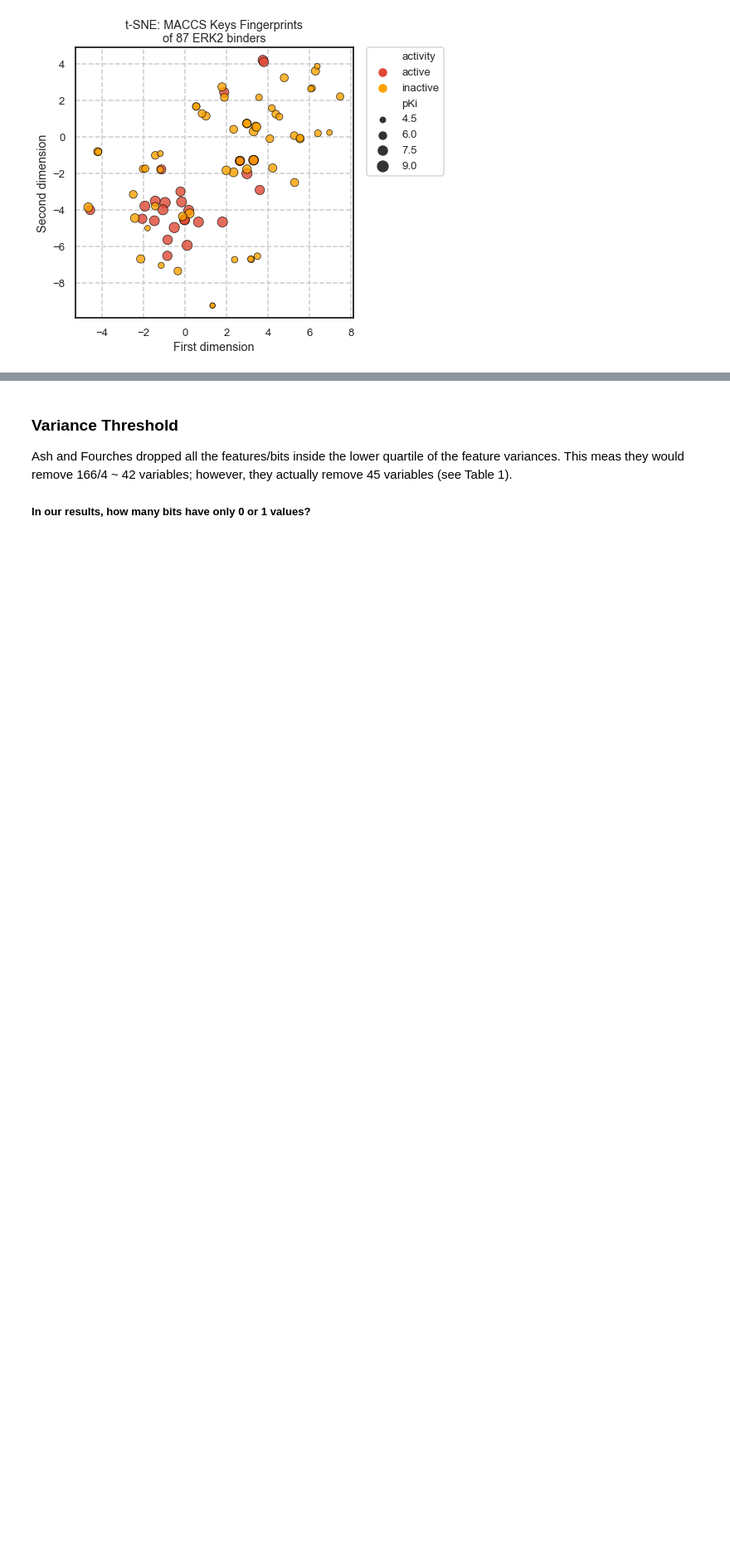
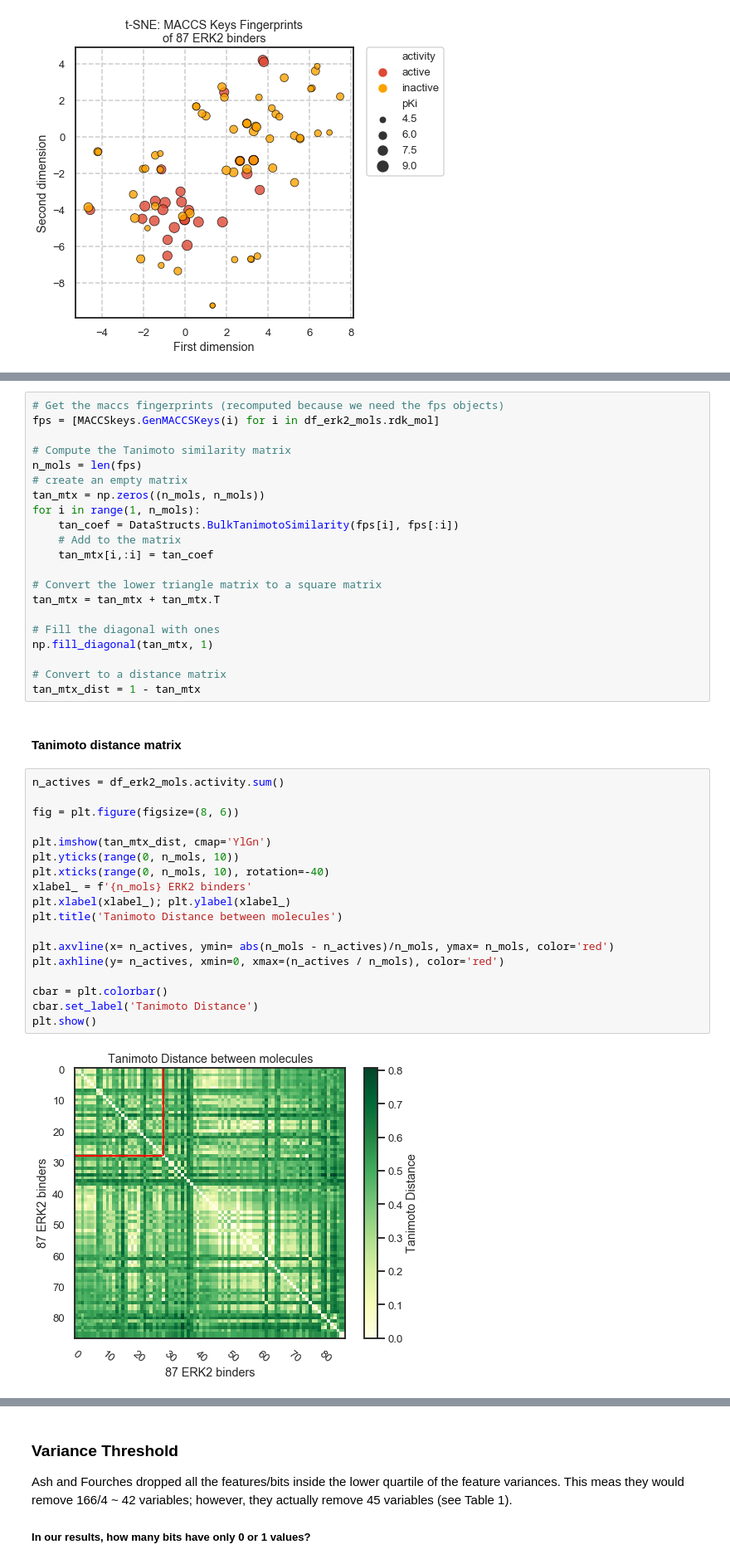
Before and after one commit to jRicciL/ERK2_notebooks, a Jupyter notebook: X_Reviewing_Fourches_work/7_Feature_Selection_RDKit_descriptors.ipynb, the cells around one changed output, grey strips where cells are left out. Shown at 83% size. Drawn from its saved outputs; the diff is of its cells as text; blank space fills up the shorter version.

Commit message:
Tanimoto distance matrix between 87 molecules

```diff
--- a/X_Reviewing_Fourches_work/7_Feature_Selection_RDKit_descriptors.ipynb
+++ b/X_Reviewing_Fourches_work/7_Feature_Selection_RDKit_descriptors.ipynb
@@ -69,0 +77,43 @@ plt.show()
+# %%
+# Get the maccs fingerprints (recomputed because we need the fps objects)
+fps = [MACCSkeys.GenMACCSKeys(i) for i in df_erk2_mols.rdk_mol]
+
+# Compute the Tanimoto similarity matrix
+n_mols = len(fps)
+# create an empty matrix
+tan_mtx = np.zeros((n_mols, n_mols))
+for i in range(1, n_mols):
+    tan_coef = DataStructs.BulkTanimotoSimilarity(fps[i], fps[:i])
+    # Add to the matrix
+    tan_mtx[i,:i] = tan_coef
+
+# Convert the lower triangle matrix to a square matrix
+tan_mtx = tan_mtx + tan_mtx.T
+
+# Fill the diagonal with ones
+np.fill_diagonal(tan_mtx, 1)
+
+# Convert to a distance matrix
+tan_mtx_dist = 1 - tan_mtx
+# %% [markdown]
+#### Tanimoto distance matrix
+# %%
+n_actives = df_erk2_mols.activity.sum()
+
+fig = plt.figure(figsize=(8, 6))
+
+plt.imshow(tan_mtx_dist, cmap='YlGn')
+plt.yticks(range(0, n_mols, 10))
+plt.xticks(range(0, n_mols, 10), rotation=-40)
+xlabel_ = f'{n_mols} ERK2 binders'
+plt.xlabel(xlabel_); plt.ylabel(xlabel_)
+plt.title('Tanimoto Distance between molecules')
+
+plt.axvline(x= n_actives, ymin= abs(n_mols - n_actives)/n_mols, ymax= n_mols, color='red')
+plt.axhline(y= n_actives, xmin=0, xmax=(n_actives / n_mols), color='red')
+
+cbar = plt.colorbar()
+cbar.set_label('Tanimoto Distance')
+plt.show()
+# %% [output]
+[figure, added]
```
Also changed, not shown: parts of 3 cells of this notebook.
